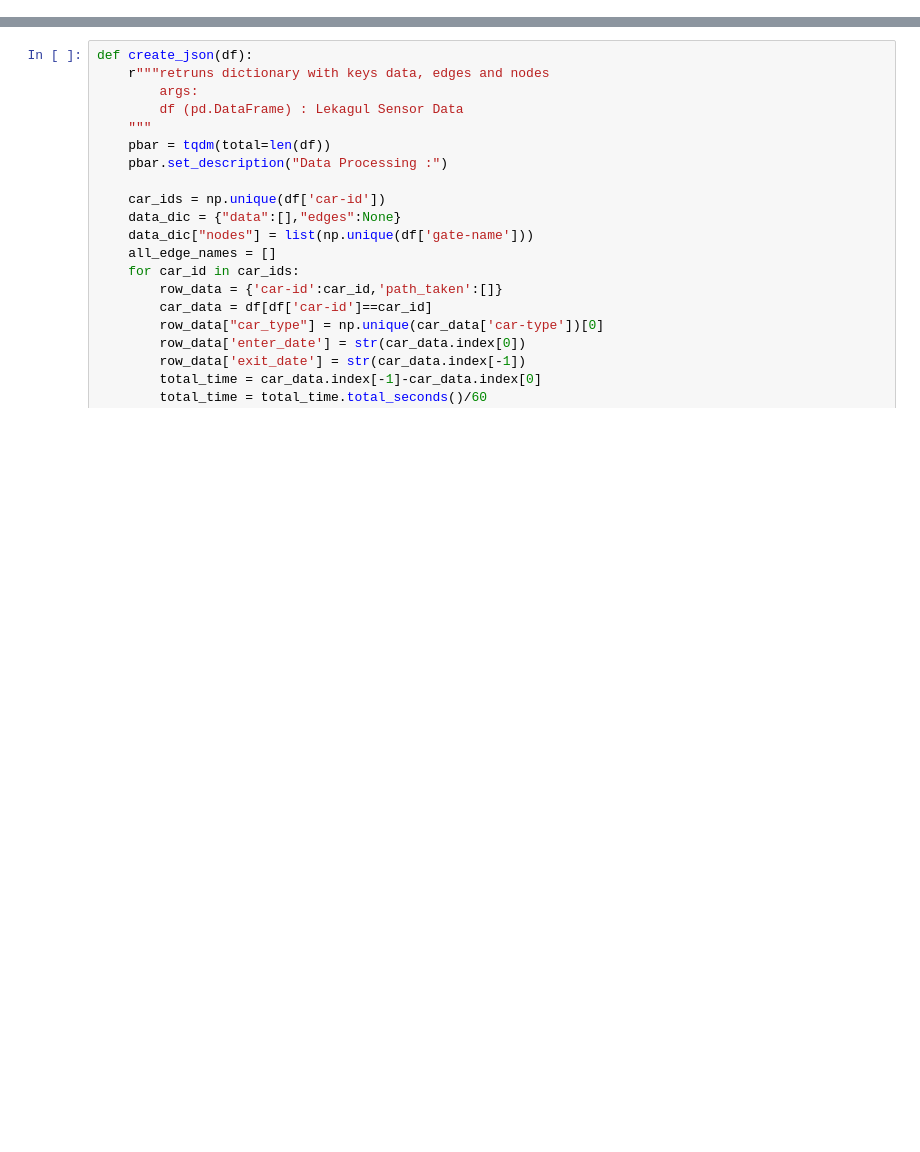
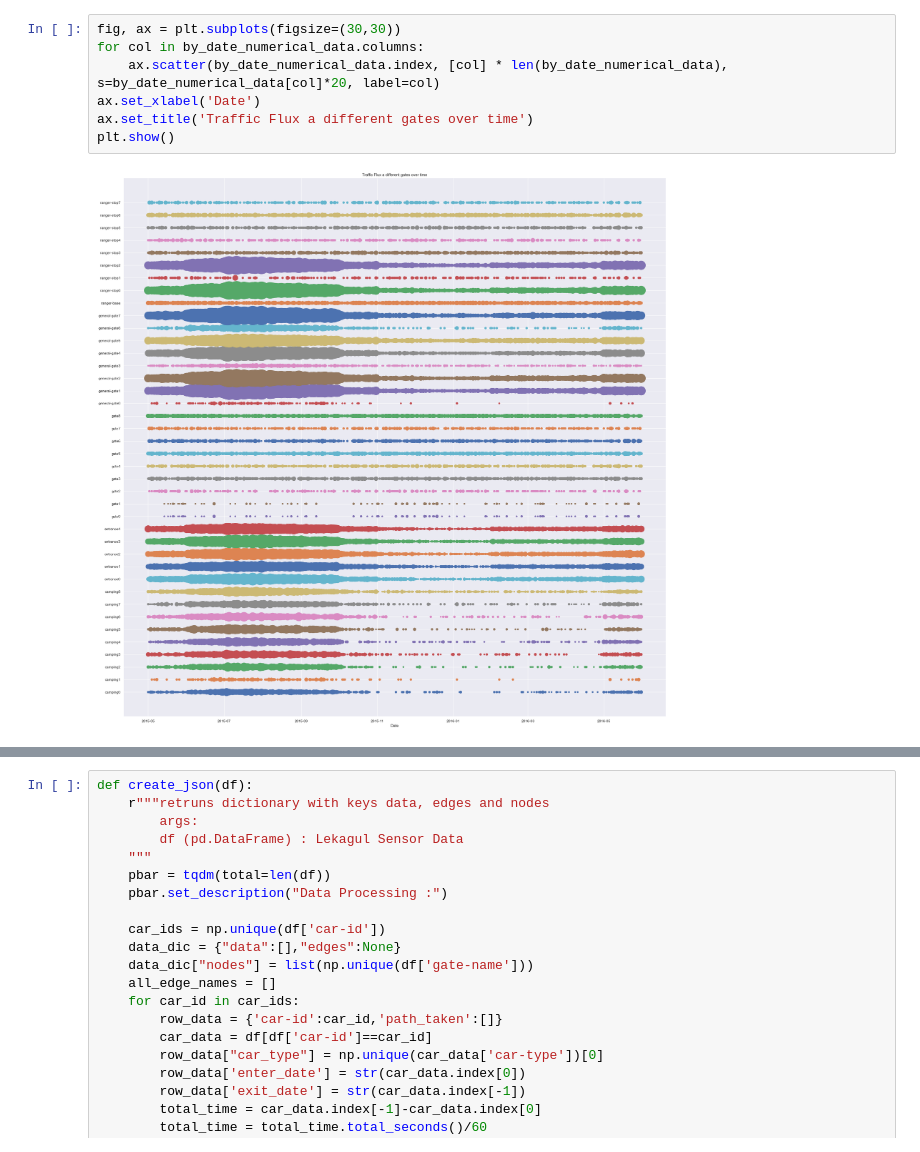
Before and after one commit to Visual-Analytics-2024/VA-Project, a Jupyter notebook: Python/Notebooks/basic data cleaning and visualizing.ipynb, the cells around one changed output, grey strips where cells are left out. Drawn from its saved outputs; the diff is of its cells as text; blank space fills up the shorter version.

```diff
--- a/Python/Notebooks/basic data cleaning and visualizing.ipynb
+++ b/Python/Notebooks/basic data cleaning and visualizing.ipynb
@@ -11,0 +105,9 @@ import os
+# %%
+fig, ax = plt.subplots(figsize=(30,30))
+for col in by_date_numerical_data.columns:
+    ax.scatter(by_date_numerical_data.index, [col] * len(by_date_numerical_data), s=by_date_numerical_data[col]*20, label=col)
+ax.set_xlabel('Date')
+ax.set_title('Traffic Flux a different gates over time')
+plt.show()
+# %% [output]
+[figure, added]
```
Also changed, not shown: parts of 50 cells of this notebook, 8 other files.
